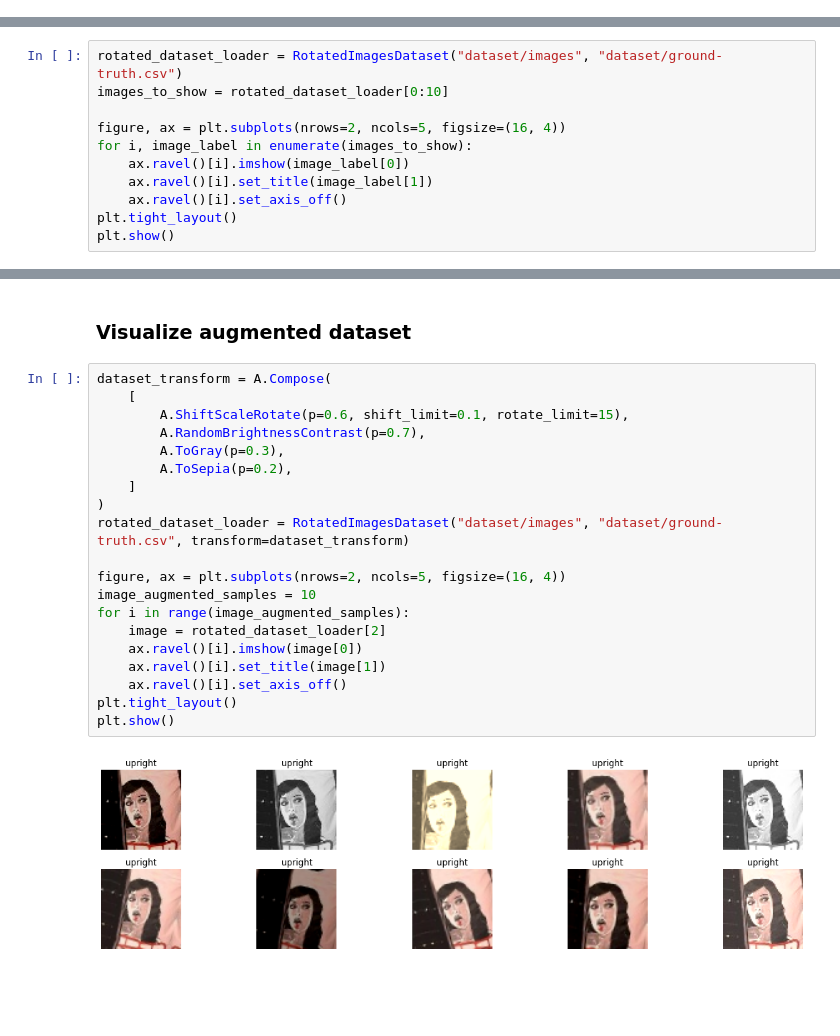
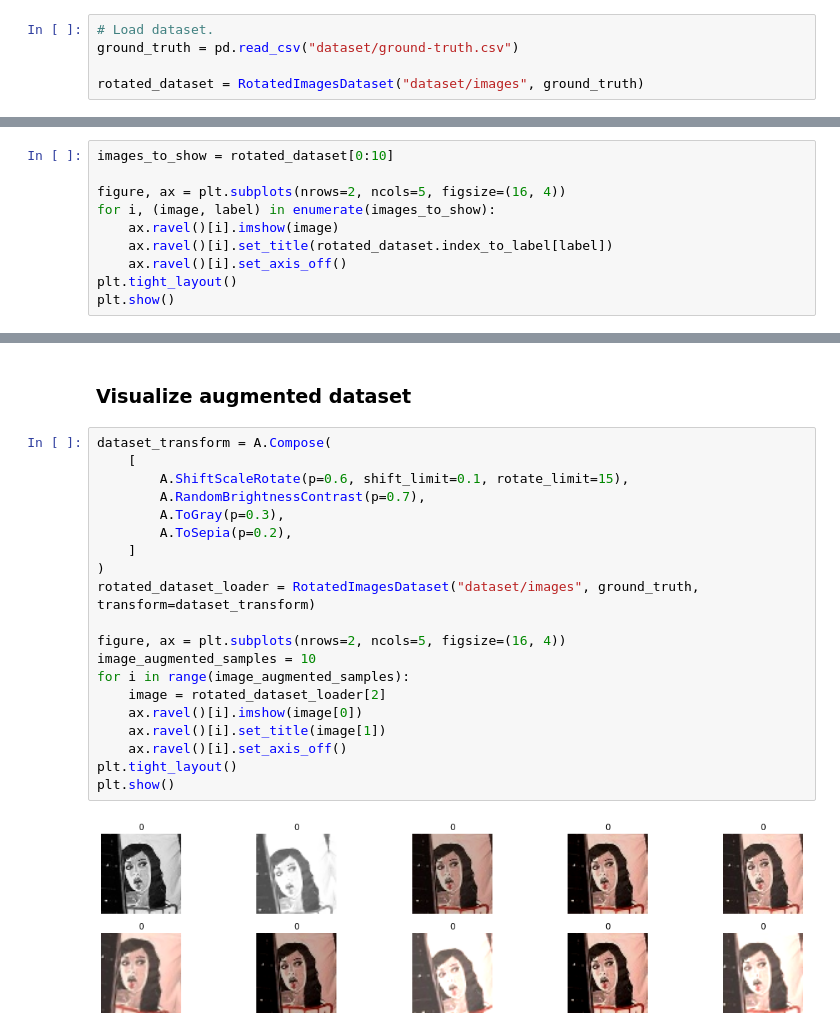
Before and after one commit to lab-a1/correct-image-rotation, a Jupyter notebook: notebook.ipynb, the cells around one changed output, grey strips where cells are left out. Cells and saved outputs as stored; diff of their text form; blank space fills up the shorter version.

```diff
--- a/notebook.ipynb
+++ b/notebook.ipynb
@@ -7,16 +10,20 @@ import os
 import matplotlib.pyplot as plt
 import albumentations as A
 from src.data_loader import RotatedImagesDataset
+# %%
+# Load dataset.
+ground_truth = pd.read_csv("dataset/ground-truth.csv")
+
+rotated_dataset = RotatedImagesDataset("dataset/images", ground_truth)
 # %% [markdown]
 ### Visualize raw dataset
 # %%
-rotated_dataset_loader = RotatedImagesDataset("dataset/images", "dataset/ground-truth.csv")
-images_to_show = rotated_dataset_loader[0:10]
+images_to_show = rotated_dataset[0:10]
 
 figure, ax = plt.subplots(nrows=2, ncols=5, figsize=(16, 4))
-for i, image_label in enumerate(images_to_show):
-    ax.ravel()[i].imshow(image_label[0])
-    ax.ravel()[i].set_title(image_label[1])
+for i, (image, label) in enumerate(images_to_show):
+    ax.ravel()[i].imshow(image)
+    ax.ravel()[i].set_title(rotated_dataset.index_to_label[label])
     ax.ravel()[i].set_axis_off()
 plt.tight_layout()
 plt.show()
@@ -27,22 +34,22 @@ plt.show()
 # %%
 dataset_transform = A.Compose(
     [
         A.ShiftScaleRotate(p=0.6, shift_limit=0.1, rotate_limit=15),
         A.RandomBrightnessContrast(p=0.7),
         A.ToGray(p=0.3),
         A.ToSepia(p=0.2),
     ]
 )
-rotated_dataset_loader = RotatedImagesDataset("dataset/images", "dataset/ground-truth.csv", transform=dataset_transform)
+rotated_dataset_loader = RotatedImagesDataset("dataset/images", ground_truth, transform=dataset_transform)
 
 figure, ax = plt.subplots(nrows=2, ncols=5, figsize=(16, 4))
 image_augmented_samples = 10
 for i in range(image_augmented_samples):
     image = rotated_dataset_loader[2]
     ax.ravel()[i].imshow(image[0])
     ax.ravel()[i].set_title(image[1])
     ax.ravel()[i].set_axis_off()
 plt.tight_layout()
 plt.show()
 # %% [output]
-[figure, old version]
+[figure, new version]
```
Also changed, not shown: parts of 1 cell of this notebook, 6 other files.
